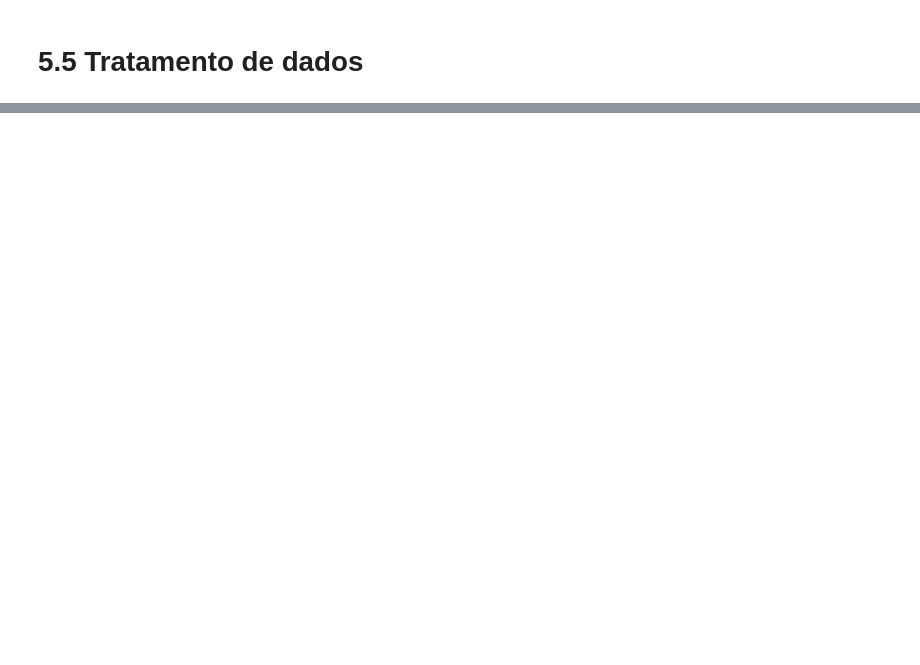
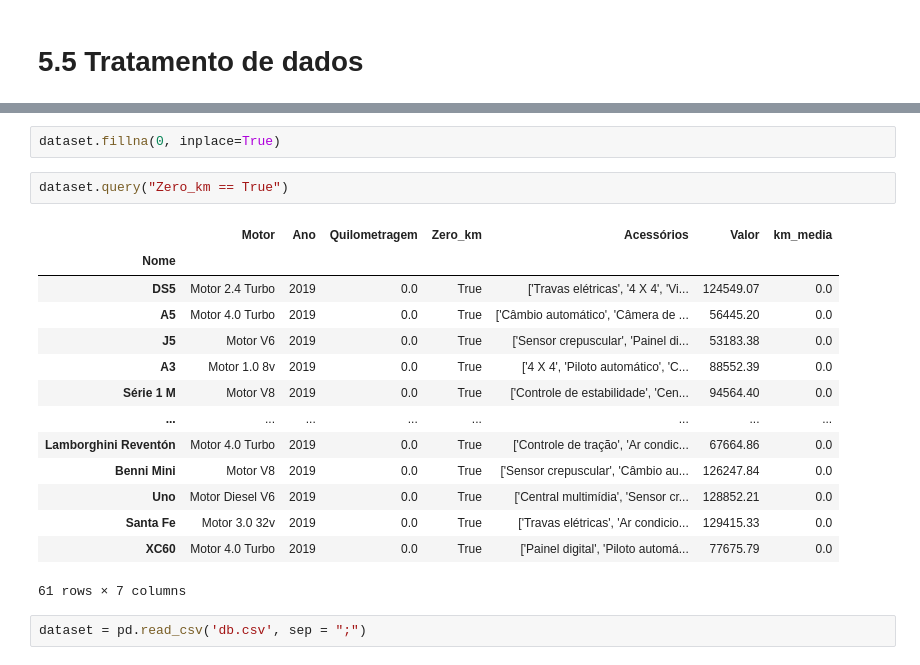
Before and after one commit to pedrosoale/python-para-data-science, a Jupyter notebook: 3_funcoes_pacotes_e_pandas/Python_para_Data_Science_Pandas.ipynb, the cells around one changed output, grey strips where cells are left out. Saved outputs shown, nothing was run; the diff lists cells and outputs as text; blank space fills up the shorter version.

```diff
--- a/3_funcoes_pacotes_e_pandas/Python_para_Data_Science_Pandas.ipynb
+++ b/3_funcoes_pacotes_e_pandas/Python_para_Data_Science_Pandas.ipynb
@@ -865,0 +1298,21 @@ dados = {
+# %%
+dataset.fillna(0, inplace=True)
+# %%
+dataset.query("Zero_km == True")
+# %% [output]
+|  | Motor | Ano | Quilometragem | Zero_km | Acessórios | Valor | km_media |
+| Nome |  |  |  |  |  |  |  |
+| DS5 | Motor 2.4 Turbo | 2019 | 0.0 | True | ['Travas elétricas', '4 X 4', 'Vi... | 124549.07 | 0.0 |
+| A5 | Motor 4.0 Turbo | 2019 | 0.0 | True | ['Câmbio automático', 'Câmera de ... | 56445.20 | 0.0 |
+| J5 | Motor V6 | 2019 | 0.0 | True | ['Sensor crepuscular', 'Painel di... | 53183.38 | 0.0 |
+| A3 | Motor 1.0 8v | 2019 | 0.0 | True | ['4 X 4', 'Piloto automático', 'C... | 88552.39 | 0.0 |
+| Série 1 M | Motor V8 | 2019 | 0.0 | True | ['Controle de estabilidade', 'Cen... | 94564.40 | 0.0 |
+| ... | ... | ... | ... | ... | ... | ... | ... |
+| Lamborghini Reventón | Motor 4.0 Turbo | 2019 | 0.0 | True | ['Controle de tração', 'Ar condic... | 67664.86 | 0.0 |
+| Benni Mini | Motor V8 | 2019 | 0.0 | True | ['Sensor crepuscular', 'Câmbio au... | 126247.84 | 0.0 |
+| Uno | Motor Diesel V6 | 2019 | 0.0 | True | ['Central multimídia', 'Sensor cr... | 128852.21 | 0.0 |
+| Santa Fe | Motor 3.0 32v | 2019 | 0.0 | True | ['Travas elétricas', 'Ar condicio... | 129415.33 | 0.0 |
+| XC60 | Motor 4.0 Turbo | 2019 | 0.0 | True | ['Painel digital', 'Piloto automá... | 77675.79 | 0.0 |
+61 rows × 7 columns
+# %%
+dataset = pd.read_csv('db.csv', sep = ";")
```
Also changed, not shown: parts of 45 cells of this notebook.
